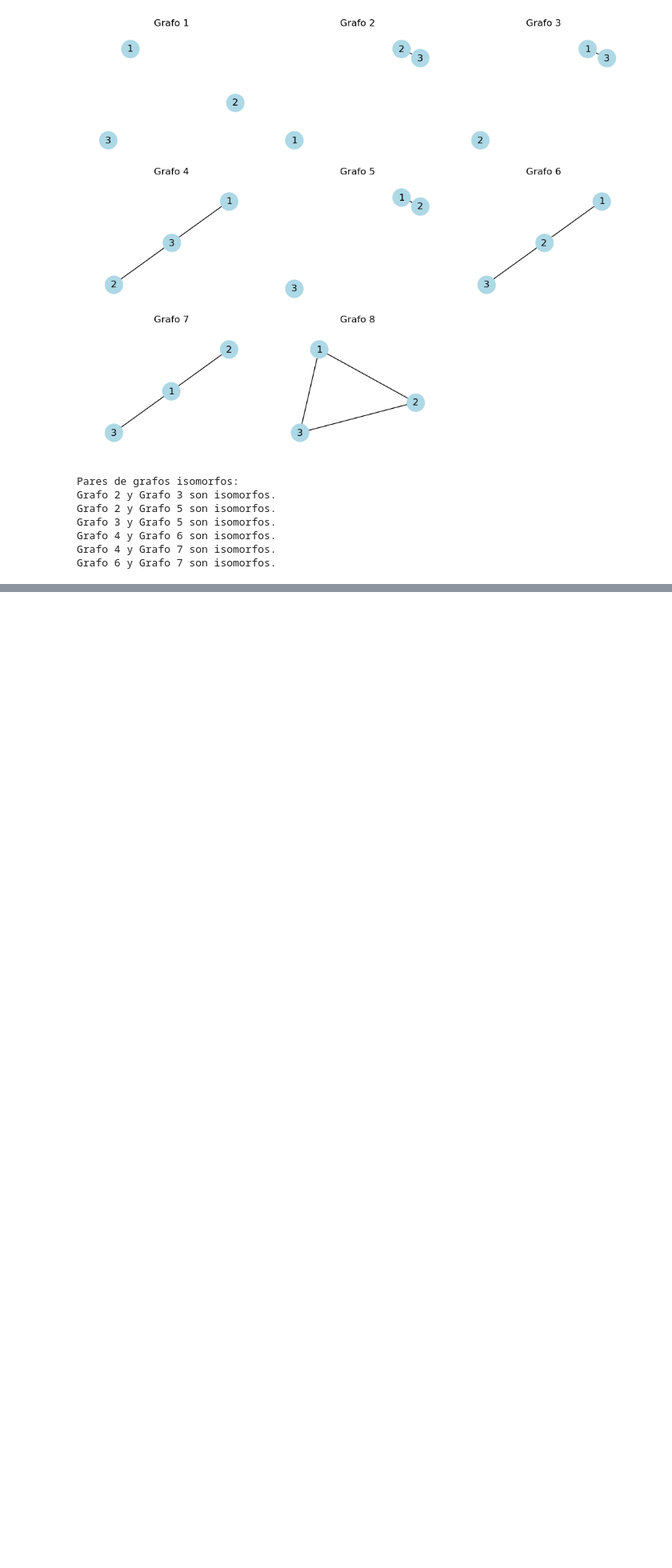
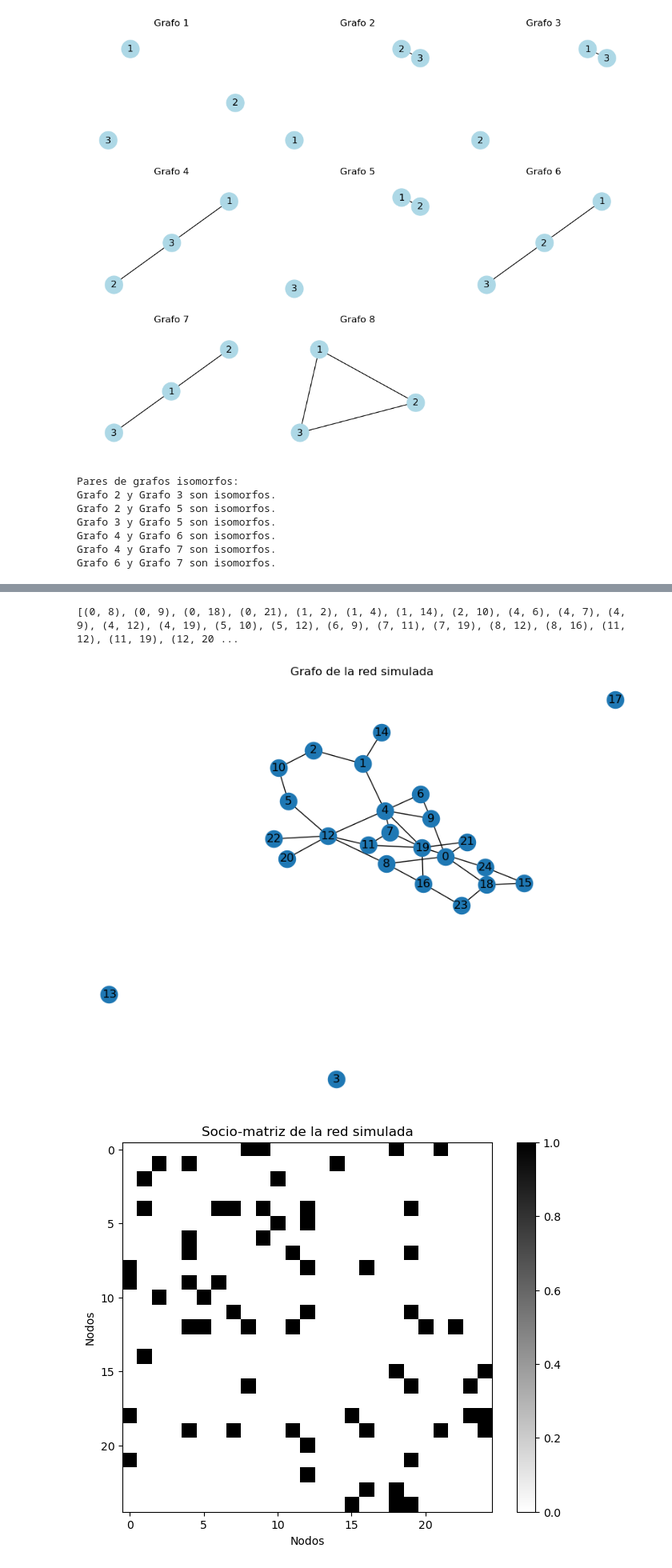
Before and after one commit to briveros23/Redes_sociales, a Jupyter notebook: notebook/Taller 1.ipynb, the cells around one changed output, grey strips where cells are left out. Shown: that part at 80% size. Cells and saved outputs as stored; diff of their text form; code cells hidden in the pictures; blank space fills up the shorter version.

```diff
--- a/notebook/Taller 1.ipynb
+++ b/notebook/Taller 1.ipynb
@@ -392,0 +400,51 @@ Grafo 6 y Grafo 7 son isomorfos.
+# %%
+import numpy as np
+import networkx as nx
+
+def reconstruct_adjacency_matrix(edge_matrix, vertices):
+    adjacency_matrix = np.zeros((len(vertices), len(vertices)), dtype=int)
+    vertex_index = {vertex: index for index, vertex in enumerate(vertices)}
+
+    for edge in edge_matrix:
+        i = vertex_index[edge[0]]
+        j = vertex_index[edge[1]]
+        adjacency_matrix[i, j] = 1
+        adjacency_matrix[j, i] = 1  # Grafo no dirigido
+
+    return adjacency_matrix
+
+# Simular una red no dirigida de 25 nodos generada a partir de enlaces aleatorios
+# independientes e idénticamente distribuidos con probabilidad de éxito 0.1
+n = 25
+p = 0.1
+vertices = list(range(n))
+edge_matrix = [(i, j) for i in range(n) for j in range(i+1, n) if np.random.random() < p]
+print(edge_matrix)
+# Probar la rutina con la red simulada
+adjacency_matrix = reconstruct_adjacency_matrix(edge_matrix, vertices)
+
+# Visualizar la red simulada por medio de un grafo
+G = nx.Graph()
+G.add_nodes_from(vertices)
+G.add_edges_from(edge_matrix)
+
+# Visualizar el grafo
+import matplotlib.pyplot as plt
+
+plt.figure(figsize=(8, 6))
+nx.draw(G, with_labels=True)
+plt.title('Grafo de la red simulada')
+plt.show()
+
+# Visualizar la socio-matriz
+plt.figure(figsize=(8, 6))
+plt.imshow(adjacency_matrix, cmap='binary', origin='upper')
+plt.title('Socio-matriz de la red simulada')
+plt.xlabel('Nodos')
+plt.ylabel('Nodos')
+plt.colorbar()
+plt.show()
+# %% [output]
+[(0, 8), (0, 9), (0, 18), (0, 21), (1, 2), (1, 4), (1, 14), (2, 10), (4, 6), (4, 7), (4, 9), (4, 12), (4, 19), (5, 10), (5, 12), (6, 9), (7, 11), (7, 19), (8, 12), (8, 16), (11, 12), (11, 19), (12, 20 ...
+[figure, added]
+[figure, added]
```
Also changed, not shown: parts of 14 cells of this notebook, 1 other file.
